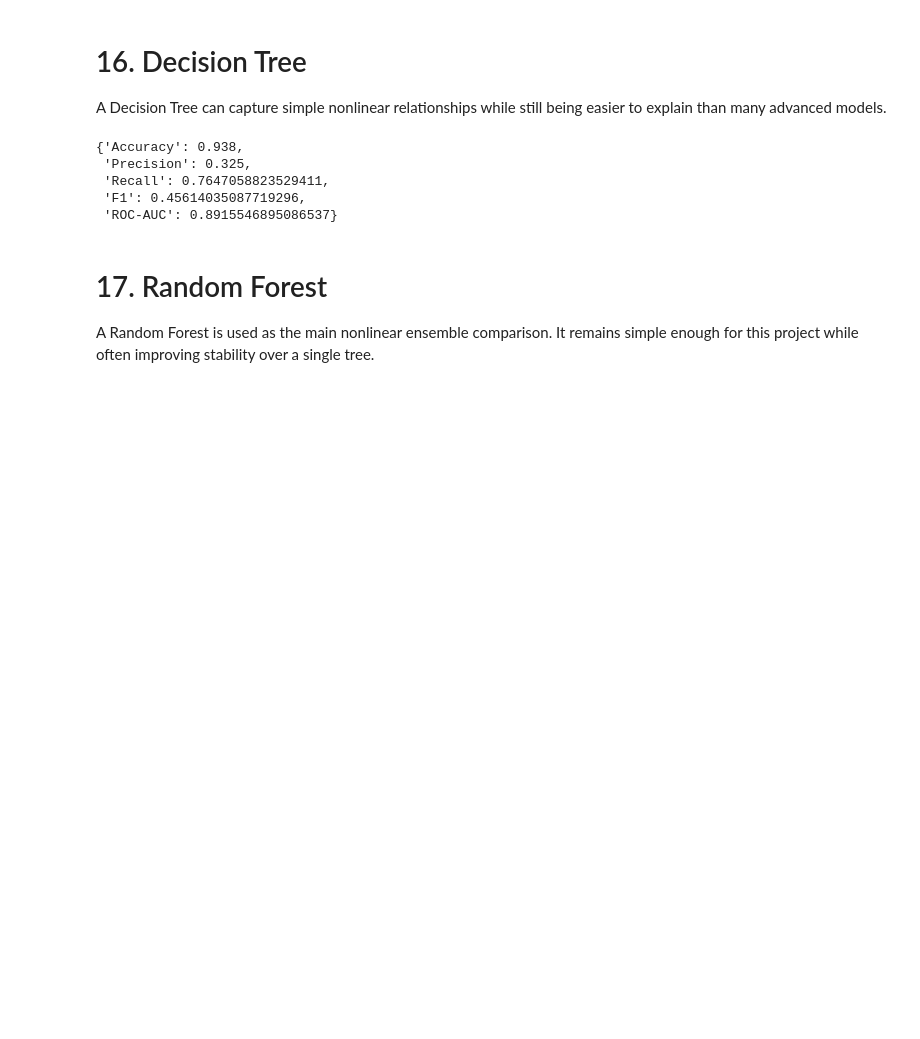
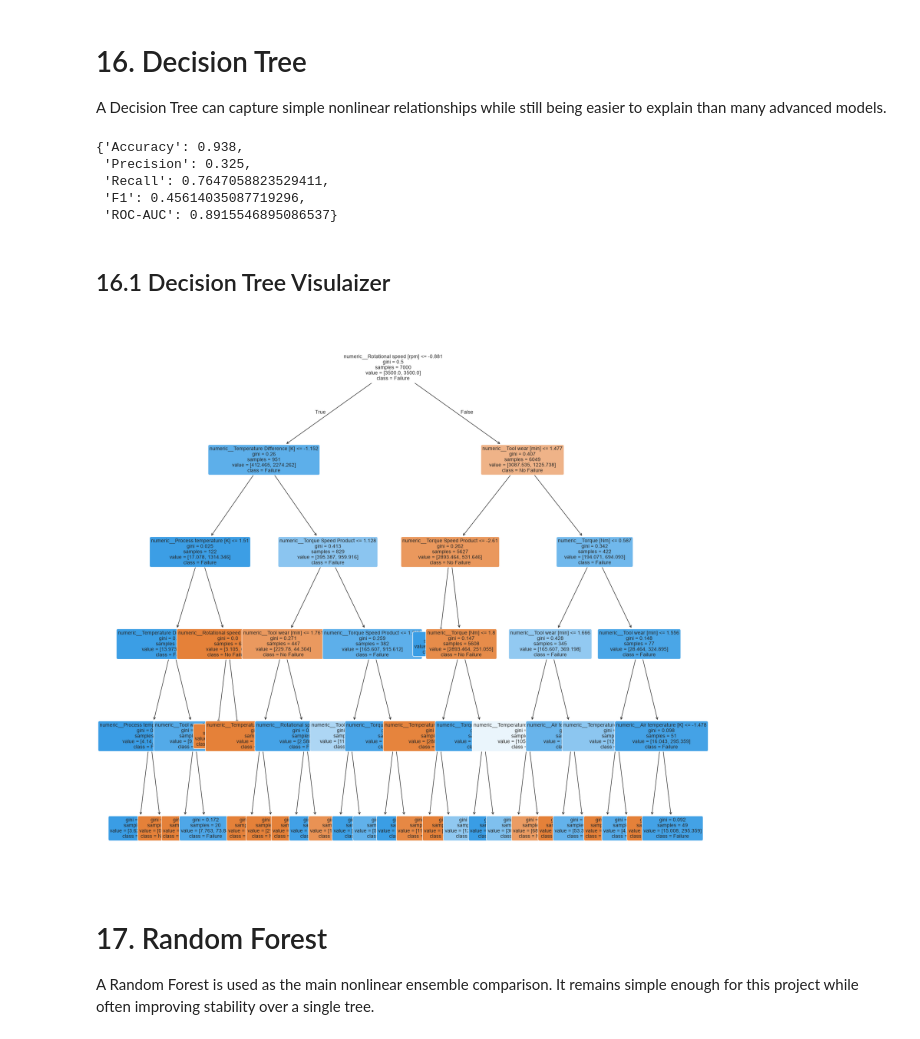
Before and after one commit to abirmazumdar03/machine-failure-risk-prediction, a Jupyter notebook: notebooks/predictive_maintenance.ipynb, the cells around one changed output. Cells and saved outputs as stored; diff of their text form; code cells hidden in the pictures; blank space fills up the shorter version.

Commit message:
Added decision tree visualizer in the notebook

```diff
--- a/notebooks/predictive_maintenance.ipynb
+++ b/notebooks/predictive_maintenance.ipynb
@@ -394,6 +394,29 @@ evaluate_model(decision_tree_model, X_validation, y_validation)
  'Recall': 0.7647058823529411,
  'F1': 0.45614035087719296,
  'ROC-AUC': 0.8915546895086537}
+# %% [markdown]
+## 16.1 Decision Tree Visulaizer
+# %%
+from sklearn.tree import plot_tree
+import matplotlib.pyplot as plt
+
+plt.figure(figsize=(24,24))  # Set size for readability
+preprocessor = decision_tree_model.named_steps["preprocessor"]
+tree_model = decision_tree_model.named_steps["model"]
+
+feature_names = preprocessor.get_feature_names_out()
+
+plot_tree(
+    tree_model,
+    feature_names=feature_names,
+    class_names=["No Failure", "Failure"],
+    filled=True,
+    rounded=True,
+    fontsize=10
+)
+plt.show()
+# %% [output]
+[figure, added]
 # %% [markdown]
 # 17. Random Forest
 
```
Also changed, not shown: parts of 2 cells of this notebook.
